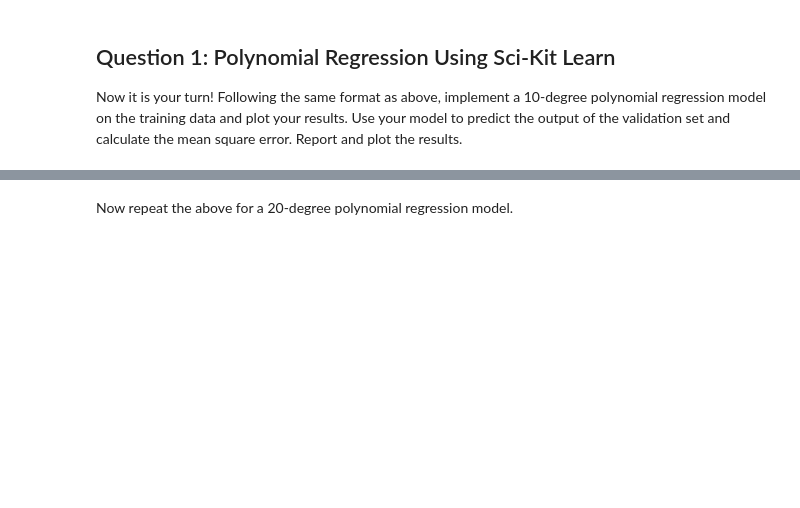
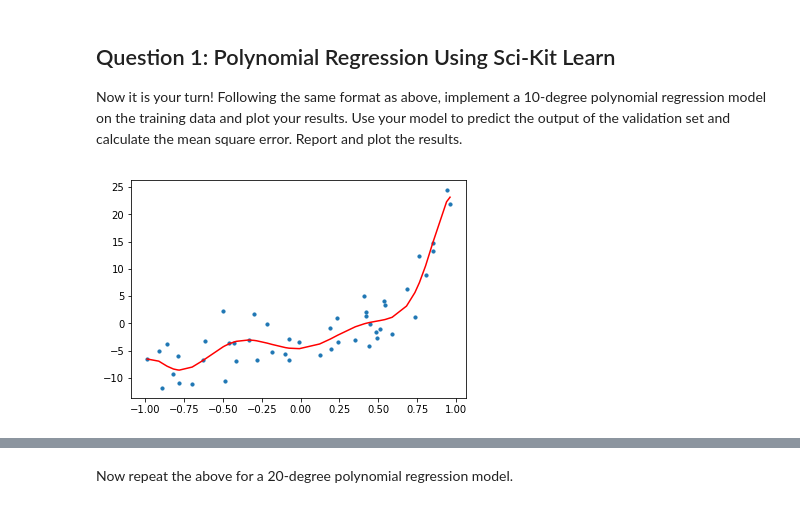
Before and after one commit to McGillAISociety/mais-bootcamp-w2019, a Jupyter notebook: Assignment2/Assignment 2.ipynb, the cells around one changed output, grey strips where cells are left out. Saved outputs shown, nothing was run; the diff lists cells and outputs as text; code cells hidden in the pictures; blank space fills up the shorter version.

```diff
--- a/Assignment2/Assignment 2.ipynb
+++ b/Assignment2/Assignment 2.ipynb
@@ -122,9 +122,16 @@ Mean Squared Error: 20.485214511024225
 Now it is your turn! Following the same format as above, implement a 10-degree polynomial regression model on the training data and plot your results. Use your model to predict the output of the validation set and calculate the mean square error. Report and plot the results.
 # %%
 ### YOUR CODE HERE - Fit a 10-degree polynomial using Sci-Kit Learn
+poly10 = PolynomialFeatures(degree=10)
+x_poly = poly10.fit_transform(train_x)
+
+model10 = LinearRegression()
+model10.fit(x_poly, train_y)
+y_poly_pred = model10.predict(x_poly)
 
 ### YOUR CODE HERE - Plot your the curve on the training data set
-
-### YOUR CODE HERE - Use model to predict output of validation set
-
-### YOUR CODE HERE - Calculate the RMSE. Report and plot the curve on the validation set.
+plt.scatter(train_x, train_y, s=10)
+plt.plot(train_x, y_poly_pred, color='r')
+plt.show()
+# %% [output]
+[figure, added]
```
Also changed, not shown: parts of 14 cells of this notebook, 1 other file.
